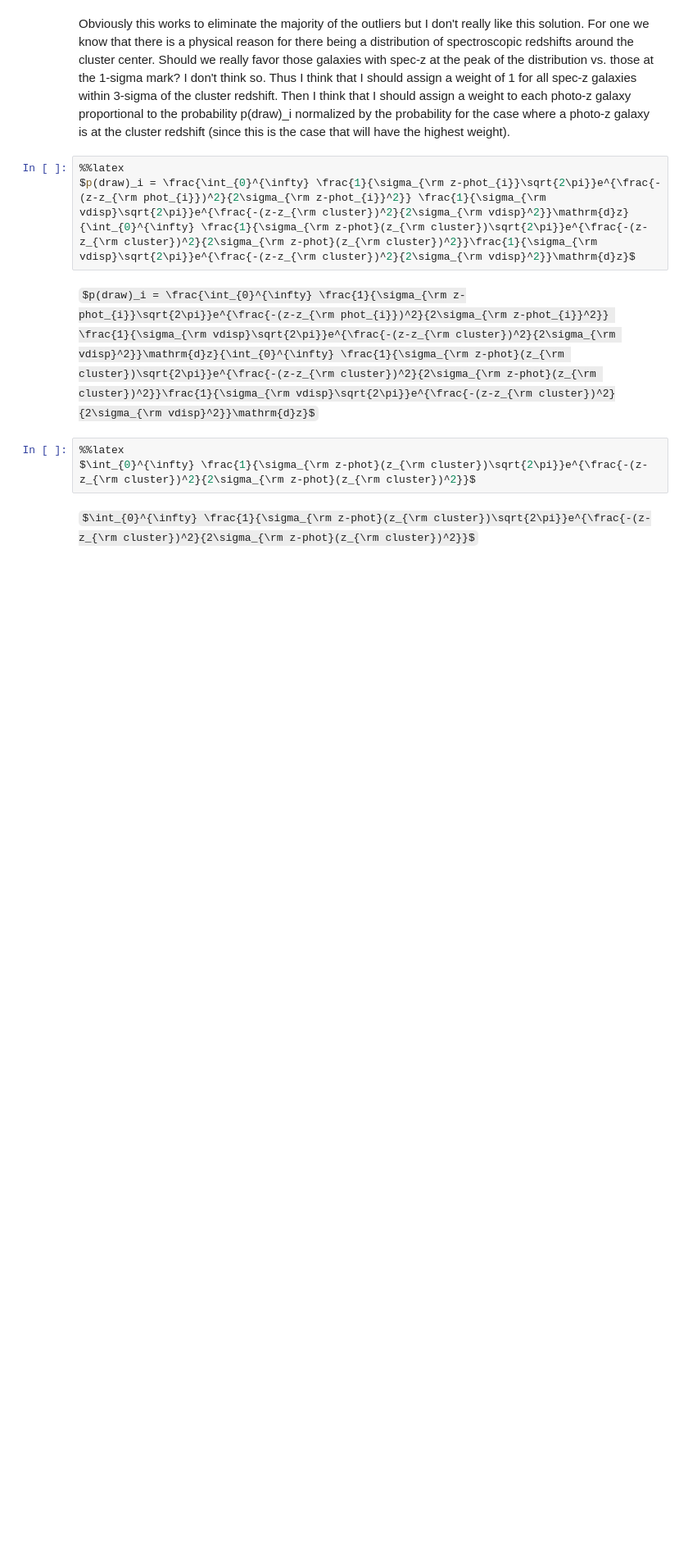
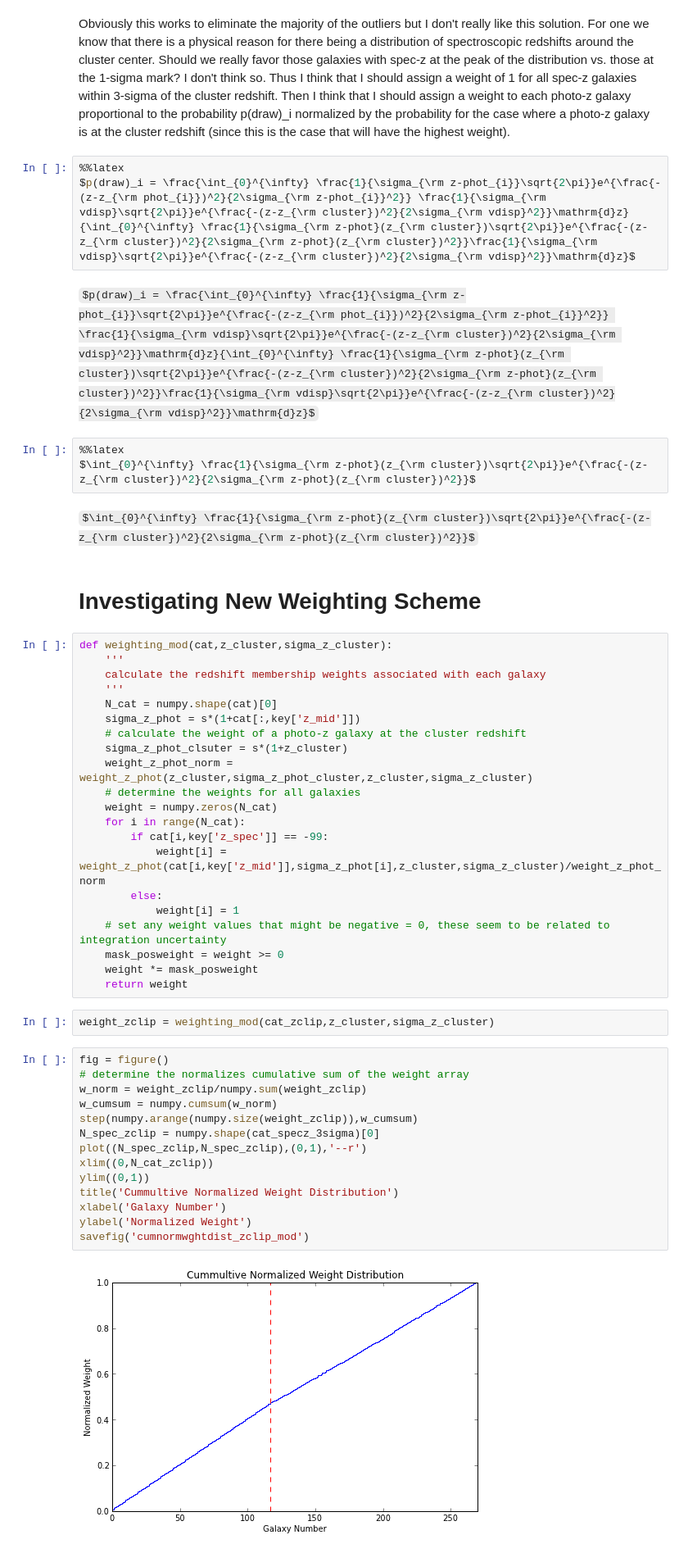
Before and after one commit to wadawson/dissertation, a Jupyter notebook: Chapter4/GalaxyCentroidUncertainty.ipynb, the cells around one changed output. Shown at 82% size. Drawn from its saved outputs; the diff is of its cells as text; some formulas as TeX source; blank space fills up the shorter version.

```diff
--- a/Chapter4/GalaxyCentroidUncertainty.ipynb
+++ b/Chapter4/GalaxyCentroidUncertainty.ipynb
@@ -523,3 +523,44 @@ $p(draw)_i = \frac{\int_{0}^{\infty} \frac{1}{\sigma_{\rm z-phot_{i}}\sqrt{2\pi}
 $\int_{0}^{\infty} \frac{1}{\sigma_{\rm z-phot}(z_{\rm cluster})\sqrt{2\pi}}e^{\frac{-(z-z_{\rm cluster})^2}{2\sigma_{\rm z-phot}(z_{\rm cluster})^2}}$
 # %% [output]
 $\int_{0}^{\infty} \frac{1}{\sigma_{\rm z-phot}(z_{\rm cluster})\sqrt{2\pi}}e^{\frac{-(z-z_{\rm cluster})^2}{2\sigma_{\rm z-phot}(z_{\rm cluster})^2}}$
+# %% [markdown]
+# Investigating New Weighting Scheme
+# %%
+def weighting_mod(cat,z_cluster,sigma_z_cluster):
+    '''
+    calculate the redshift membership weights associated with each galaxy
+    '''
+    N_cat = numpy.shape(cat)[0]
+    sigma_z_phot = s*(1+cat[:,key['z_mid']])
+    # calculate the weight of a photo-z galaxy at the cluster redshift
+    sigma_z_phot_clsuter = s*(1+z_cluster)
+    weight_z_phot_norm = weight_z_phot(z_cluster,sigma_z_phot_cluster,z_cluster,sigma_z_cluster)
+    # determine the weights for all galaxies
+    weight = numpy.zeros(N_cat)
+    for i in range(N_cat):
+        if cat[i,key['z_spec']] == -99:
+            weight[i] = weight_z_phot(cat[i,key['z_mid']],sigma_z_phot[i],z_cluster,sigma_z_cluster)/weight_z_phot_norm
+        else:
+            weight[i] = 1
+    # set any weight values that might be negative = 0, these seem to be related to integration uncertainty
+    mask_posweight = weight >= 0
+    weight *= mask_posweight
+    return weight
+# %%
+weight_zclip = weighting_mod(cat_zclip,z_cluster,sigma_z_cluster)
+# %%
+fig = figure()
+# determine the normalizes cumulative sum of the weight array
+w_norm = weight_zclip/numpy.sum(weight_zclip)
+w_cumsum = numpy.cumsum(w_norm)
+step(numpy.arange(numpy.size(weight_zclip)),w_cumsum)
+N_spec_zclip = numpy.shape(cat_specz_3sigma)[0]
+plot((N_spec_zclip,N_spec_zclip),(0,1),'--r')
+xlim((0,N_cat_zclip))
+ylim((0,1))
+title('Cummultive Normalized Weight Distribution')
+xlabel('Galaxy Number')
+ylabel('Normalized Weight')
+savefig('cumnormwghtdist_zclip_mod')
+# %% [output]
+[figure, added]
```
Also changed, not shown: parts of 19 cells of this notebook, 2 other files.
